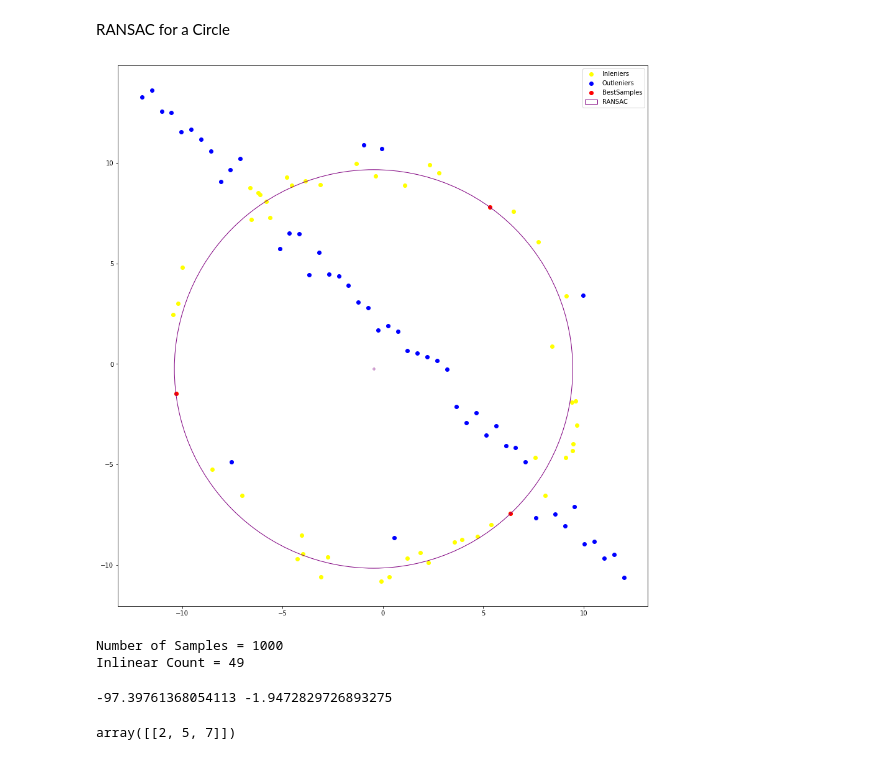
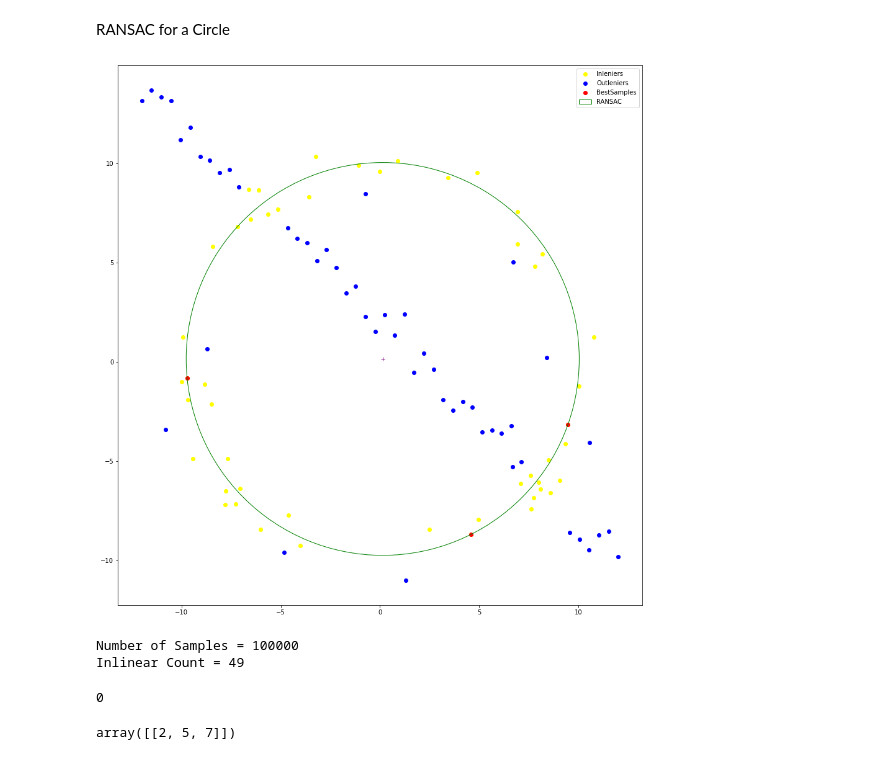
Before and after one commit to L-Shyamal/Image-Processing, a Jupyter notebook: ass2.ipynb, the cells around one changed output. Cells and saved outputs as stored; diff of their text form; code cells hidden in the pictures.

```diff
--- a/ass2.ipynb
+++ b/ass2.ipynb
@@ -85,7 +85,7 @@ Inlinear Count = 53
 RANSAC for a Circle
 # %%
 import random
-N = 1000
+N = 100000
 t = 1
 max_inlinear_count = 0
 
@@ -115,46 +115,41 @@ for sample in range(0 , N+1):
         R = np.sqrt(G**2 + F**2 -C)
         best_Sample = np.array([X[dot1],X[dot2],X[dot3]])
 
 
 In,Out = [] ,[]
 for point in X:
     d = abs(np.sqrt((point[0]+G)**2 + (point[1]+F)**2) - R)
     if d < t:
         In.append(point)
     else:
         Out.append(point)
 
 Inlin = np.array(In).T
 Outlin = np.array(Out).T
 Samp = best_Sample.T
 
 figure, axes = plt.subplots( 1, figsize=(16,16) )
 
-parth = plt.Circle((-G,-F), R, fill=False, color="purple" ,label="RANSAC")
+parth = plt.Circle((-G,-F), R, fill=False, color="green" ,label="RANSAC")
 axes.scatter(Inlin[0],Inlin[1], color="yellow" , label="Inleniers")
 axes.scatter(Outlin[0],Outlin[1], color="blue" , label="Outleniers")
 axes.scatter(Samp[0] ,Samp[1], color="red" , label="BestSamples")
 axes.plot(-G,-F,"+",color="purple")
 axes.set_aspect( 1 )
 axes.add_artist( parth )
 plt.legend(loc ="upper right")
 plt.show()
 
 print("Number of Samples =",N)
 print("Inlinear Count =",max_inlinear_count)
 # %% [output]
-[figure, old version]
+[figure, new version]
-Number of Samples = 1000
+Number of Samples = 100000
 Inlinear Count = 49
-# %%
-p1= [-7.77485156,  6.0536828 ]
-p2 = [-11.02040816 , 12.86370334]
-p3 = [-7.779985156 , 6.5536828 ]
-m1 = (p1[1] - p3[1])/(p1[0] - p3[0])
-m2 = (p2[1] - p3[1])/(p2[0] - p3[0])
-print(m1,m2)
-# %% [output]
--97.39761368054113 -1.9472829726893275
+# %%
+3920%7
+# %% [output]
+0
 # %%
 l=np.array([])
 # %%
```
Also changed, not shown: parts of 3 cells of this notebook.
